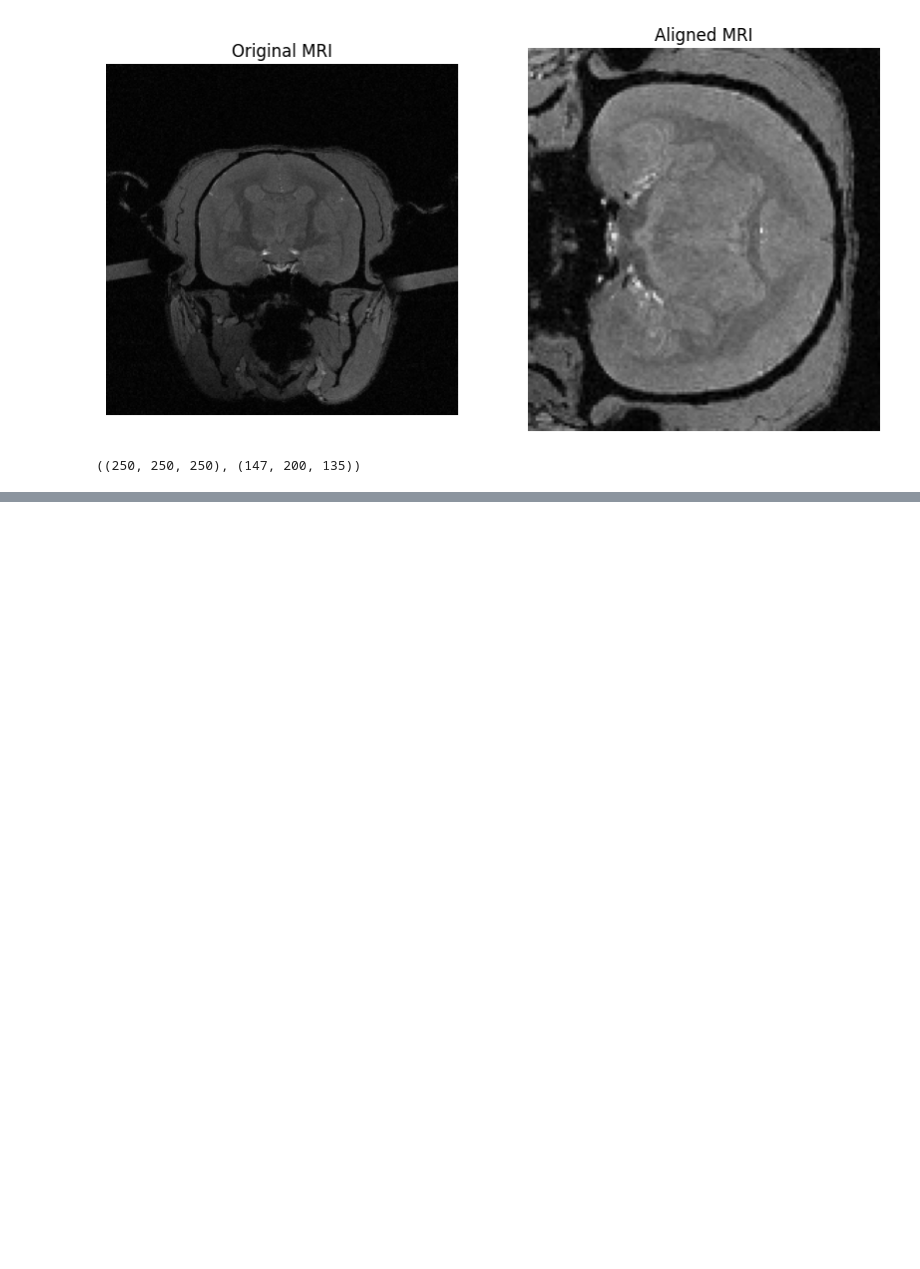
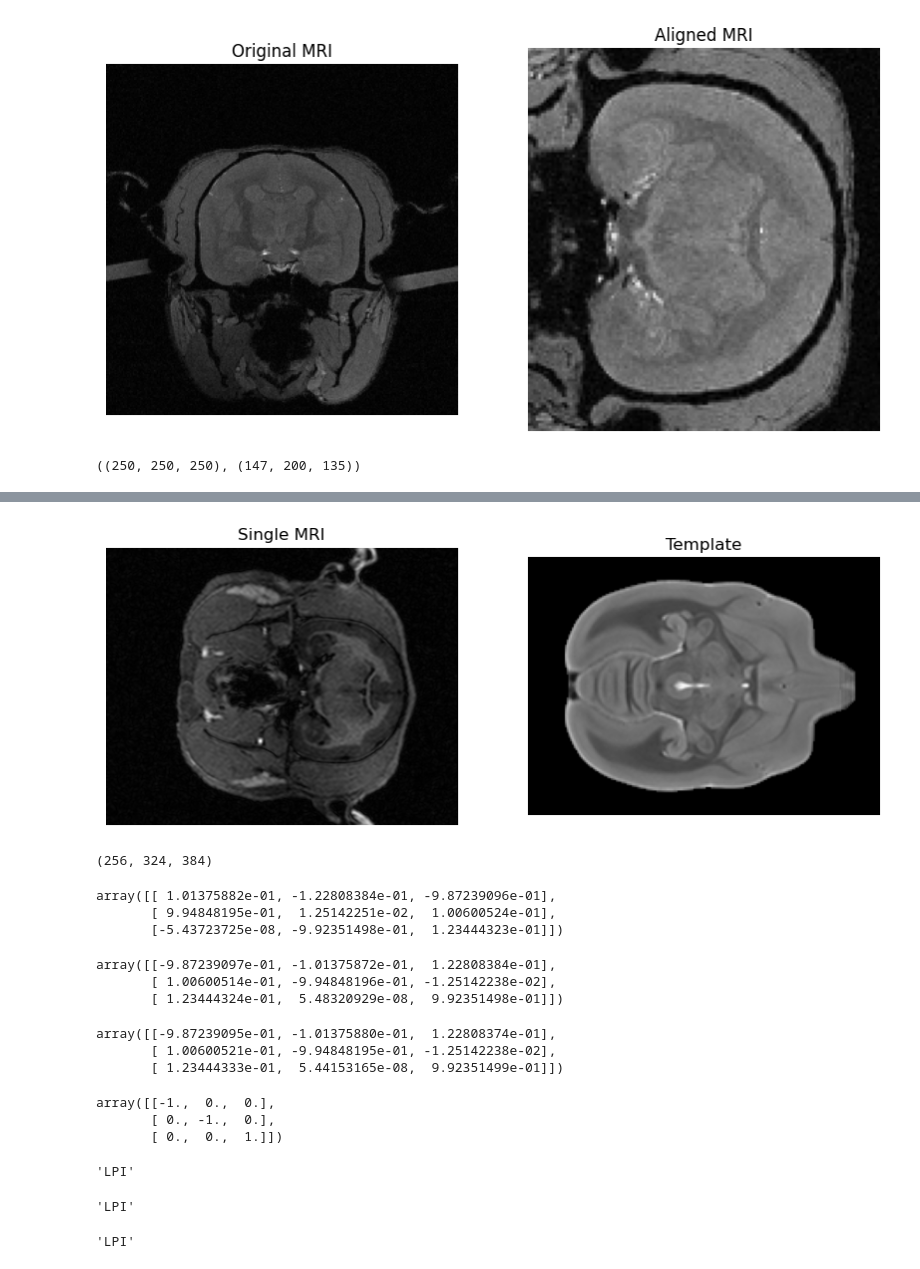
Before and after one commit to yibeichan/fUSi-workflow, a Jupyter notebook: code/test.ipynb, the cells around one changed output, grey strips where cells are left out. Saved outputs shown, nothing was run; the diff lists cells and outputs as text; code cells hidden in the pictures; blank space fills up the shorter version.

```diff
--- a/code/test.ipynb
+++ b/code/test.ipynb
@@ -881,0 +929,60 @@ original_mri.shape, aligned_mri.shape
+# %%
+single_file = "/om/user/yibei/fUSi-workflow/output/Florian_MRI_nifti/T1w_MPR_20240405094408a.nii.gz"
+template_file = "/om/user/yibei/fUSi-workflow/data/template_T2w_brain.nii.gz"
+
+single = ants.image_read(single_file)
+template = ants.image_read(template_file)
+
+# Display the middle slice of the original MRI and the aligned MRI
+plt.figure(figsize=(10, 5))
+plt.subplot(1, 2, 1)
+plt.imshow(single.numpy()[:, :, single.shape[2]//2], cmap='gray')
+plt.title('Single MRI')
+plt.axis('off')
+plt.subplot(1, 2, 2)
+plt.imshow(template.numpy()[:, :, template.shape[2]//2], cmap='gray')
+plt.title('Template')
+plt.axis('off')
+plt.show()
+# %% [output]
+[figure, added]
+# %%
+single.shape
+# %% [output]
+(256, 324, 384)
+# %%
+averaged1.direction
+# %% [output]
+array([[ 1.01375882e-01, -1.22808384e-01, -9.87239096e-01],
+       [ 9.94848195e-01,  1.25142251e-02,  1.00600524e-01],
+       [-5.43723725e-08, -9.92351498e-01,  1.23444323e-01]])
+# %%
+averaged2.direction
+# %% [output]
+array([[-9.87239097e-01, -1.01375872e-01,  1.22808384e-01],
+       [ 1.00600514e-01, -9.94848196e-01, -1.25142238e-02],
+       [ 1.23444324e-01,  5.48320929e-08,  9.92351498e-01]])
+# %%
+single.direction
+# %% [output]
+array([[-9.87239095e-01, -1.01375880e-01,  1.22808374e-01],
+       [ 1.00600521e-01, -9.94848195e-01, -1.25142238e-02],
+       [ 1.23444333e-01,  5.44153165e-08,  9.92351499e-01]])
+# %%
+template.direction
+# %% [output]
+array([[-1.,  0.,  0.],
+       [ 0., -1.,  0.],
+       [ 0.,  0.,  1.]])
+# %%
+averaged.orientation
+# %% [output]
+'LPI'
+# %%
+single.orientation
+# %% [output]
+'LPI'
+# %%
+template.orientation
+# %% [output]
+'LPI'
```
Also changed, not shown: parts of 8 cells of this notebook, 3 other files.
